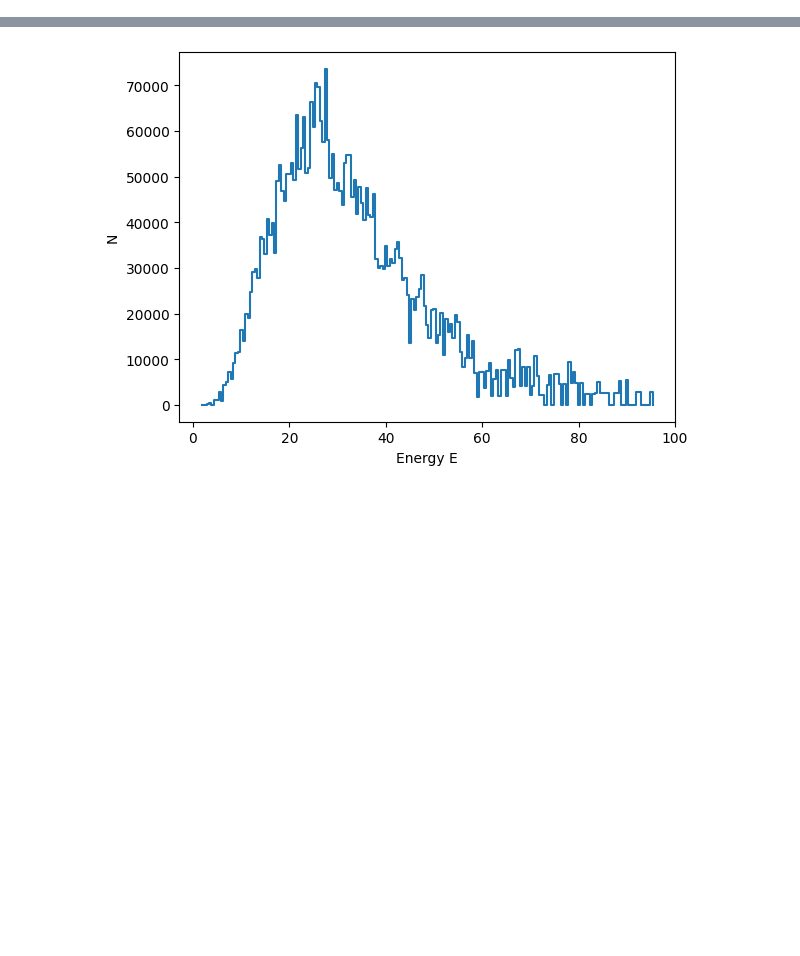
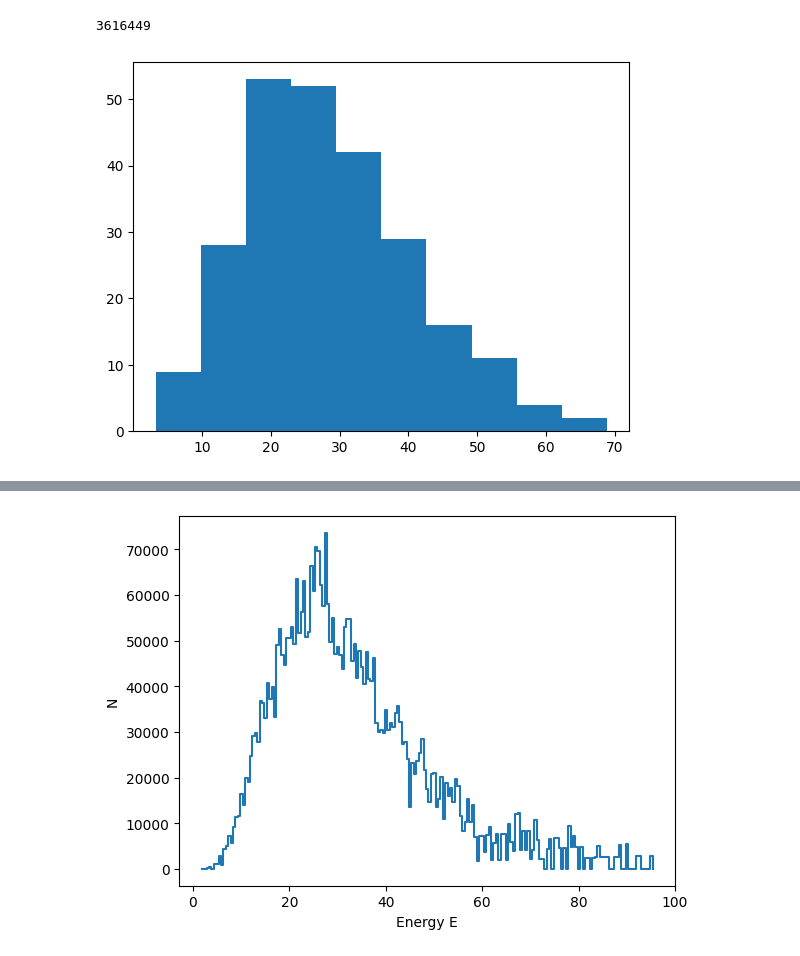
Before and after one commit to waleey/bulkice_doumeki, a Jupyter notebook: merger/eff_vol_weighting.ipynb, the cells around one changed output, grey strips where cells are left out. Drawn from its saved outputs; the diff is of its cells as text; code cells hidden in the pictures; blank space fills up the shorter version.

```diff
--- a/merger/eff_vol_weighting.ipynb
+++ b/merger/eff_vol_weighting.ipynb
@@ -95,0 +102,4 @@ plt.show()
+# %%
+len(energy_dist)
+# %% [output]
+3616449
@@ -95,0 +136,5 @@ plt.show()
+# %%
+plt.hist(energy_0)
+plt.show()
+# %% [output]
+[figure, added]
```
Also changed, not shown: parts of 10 cells of this notebook, 31 other files.
